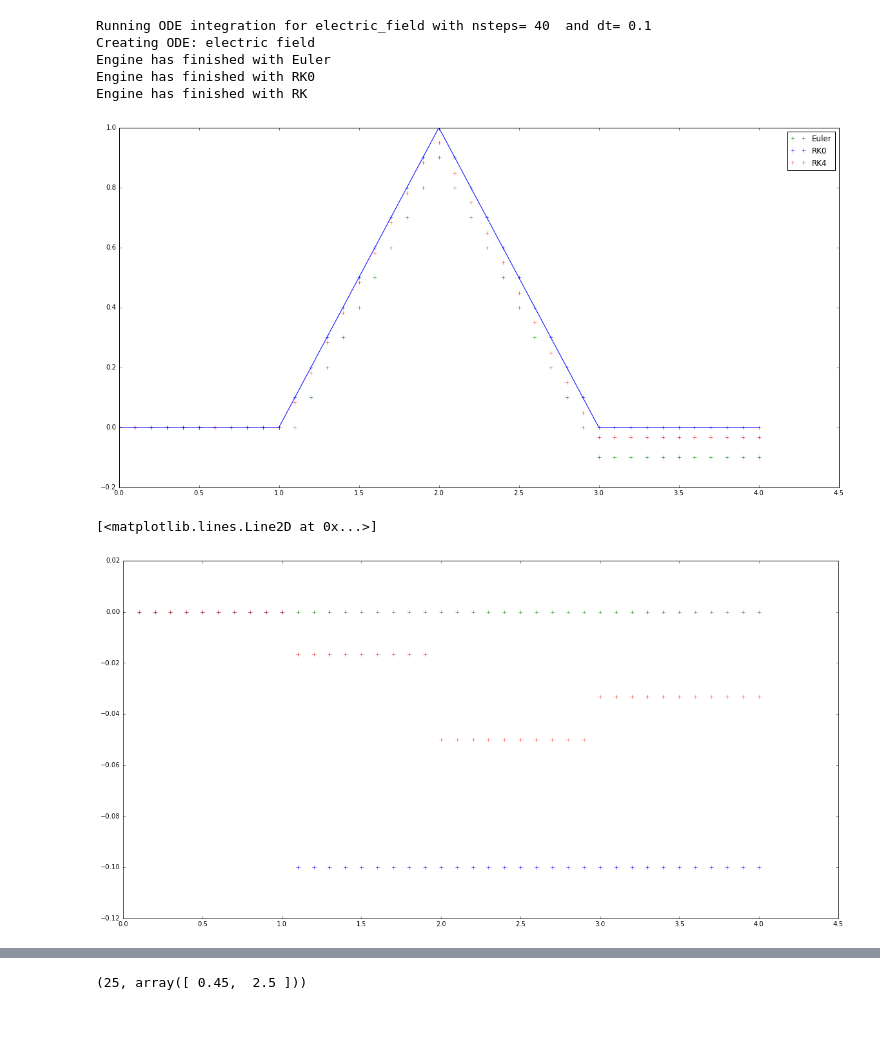
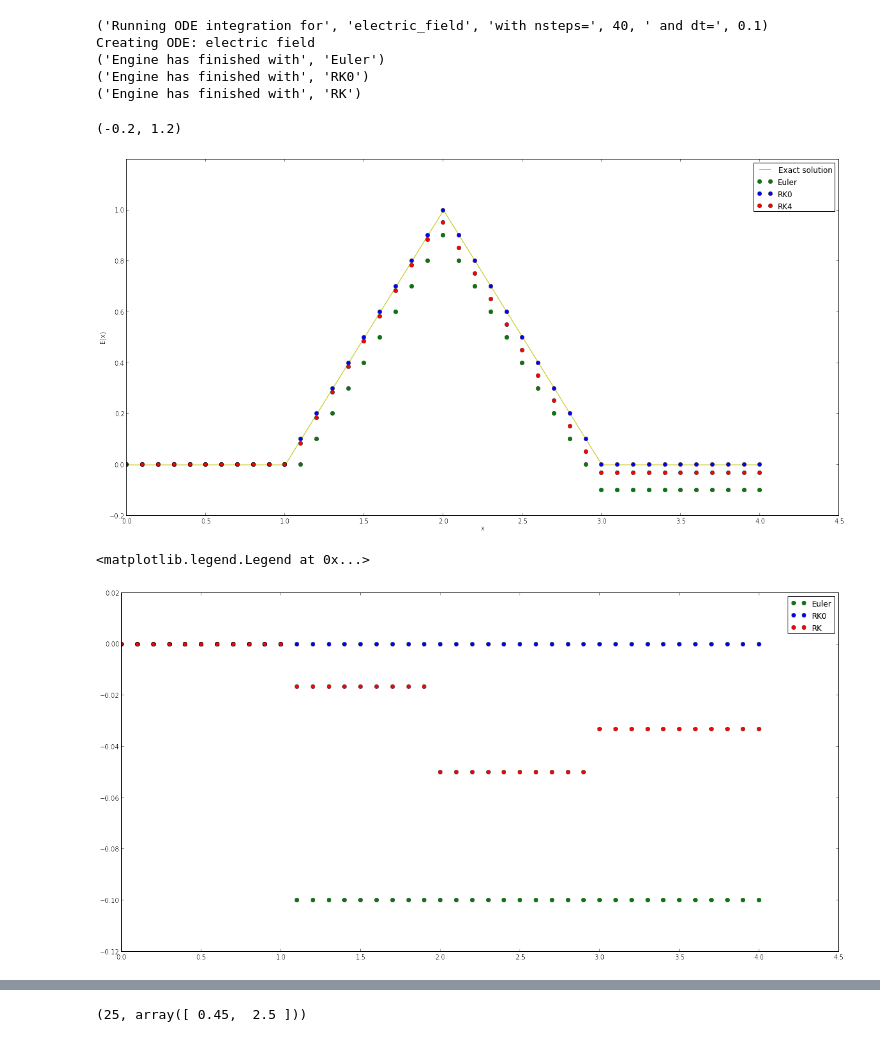
Before and after one commit to calumhrmurray/NumRep, a Jupyter notebook: ode/checkpoint2.ipynb, the cells around one changed output, grey strips where cells are left out. Saved outputs shown, nothing was run; the diff lists cells and outputs as text; code cells hidden in the pictures.

```diff
--- a/ode/checkpoint2.ipynb
+++ b/ode/checkpoint2.ipynb
@@ -137,7 +129,7 @@ class engine:
         print('Engine has finished with',self.title)
         return results
 # %%
-def main(function,nsteps,delta,voltage_method='discrete'):
+def main(function,nsteps,delta,voltage_method='analytic'):
 
     print('Running ODE integration for',function,'with nsteps=',nsteps,' and dt=',delta)
 
@@ -145,6 +137,8 @@ def main(function,nsteps,delta,voltage_method='discrete'):
     if(function=='electric_field'):
         ode = ode_electric_field(1.)
     elif(function=='voltage'):
+        #if method=='discrete':
+            #solve electric field with dt/2 and nsteps*2 and save to calculate voltage
         ode = ode_voltage(method=voltage_method)
     else:
         print('Incorrect function input', function)
@@ -160,35 +154,47 @@ def main(function,nsteps,delta,voltage_method='discrete'):
     rk_step = step_rk()
     rk_engine = engine(ode,rk_step,'RK')
 
+    # get results
     results_euler = euler_engine.go(nsteps,delta)
     results_rk0 = rk0_engine.go(nsteps,delta)
     results_rk = rk_engine.go(nsteps,delta)
+    results_exact = [ode.exact_solution(t) for t in np.arange(0,4.1,0.1)]
+
+    # plot results
+    plt.figure(figsize=(20,10))
+    plt.plot([t for t in np.arange(0,4.1,0.1)],results_exact,'y',label='Exact solution')
+    plt.plot([row[1] for row in results_euler],[row[0] for row in results_euler],'go',label='Euler')
+    plt.plot([row[1] for row in results_rk0],[row[0] for row in results_rk0],'bo',label='RK0')
+    plt.plot([row[1] for row in results_rk],[row[0] for row in results_rk],'ro',label='RK4')
+    plt.legend()
+
+    # exact results with the same dimension as the rest of the results
     results_exact = [ode.exact_solution(row[1]) for row in results_euler]
 
-    plt.figure(figsize=(20,10))
-    plt.plot([row[1] for row in results_euler],[row[0] for row in results_euler],'g+',label='Euler')
-    plt.plot([row[1] for row in results_rk0],[row[0] for row in results_rk0],'b+',label='RK0')
-    plt.plot([row[1] for row in results_rk],[row[0] for row in results_rk],'r+',label='RK4')
-    plt.plot([row[1] for row in results_euler],results_exact)
-    plt.legend()
-
+    # return as numpy arrays - easier to work with
     return np.array(results_euler), np.array(results_rk0), np.array(results_rk), np.array(results_exact)
 # %%
-results_euler, results_rk0, results_rk, results_exact = main('electric_field',40,0.1)
+results_euler, results_rk0, results_rk, results_exact = main('electric_field',40,.1)
 #np.save('/home/calum/Documents/NumRep/ode/results_rk.npy',results_rk)
+#np.save('/home/s1230368/NumRep/ode/results_rk0.npy',results_rk0)
+plt.ylabel('E(x)')
+plt.xlabel('x')
+plt.ylim(-0.2,1.2)
 # %% [output]
-Running ODE integration for electric_field with nsteps= 40  and dt= 0.1
+('Running ODE integration for', 'electric_field', 'with nsteps=', 40, ' and dt=', 0.1)
 Creating ODE: electric field
-Engine has finished with Euler
-Engine has finished with RK0
-Engine has finished with RK
+('Engine has finished with', 'Euler')
+('Engine has finished with', 'RK0')
+('Engine has finished with', 'RK')
+(-0.2, 1.2)
-[figure, old version]
+[figure, new version]
 # %%
 plt.figure(figsize=(20,10))
-plt.plot([row[1] for row in results_euler],[row[0] for row in results_euler]-results_exact, 'b+')
-plt.plot([row[1] for row in results_rk0],[row[0] for row in results_rk0]-results_exact, 'g+')
-plt.plot([row[1] for row in results_rk],[row[0] for row in results_rk]-results_exact, 'r+')
+plt.plot([row[1] for row in results_euler],[row[0] for row in results_euler]-results_exact, 'go',label='Euler')
+plt.plot([row[1] for row in results_rk0],[row[0] for row in results_rk0]-results_exact, 'bo',label='RK0')
+plt.plot([row[1] for row in results_rk],[row[0] for row in results_rk]-results_exact, 'ro',label='RK')
+plt.legend()
 # %% [output]
-[<matplotlib.lines.Line2D at 0x...>]
+<matplotlib.legend.Legend at 0x...>
-[figure, old version]
+[figure, new version]
 # %%
```
Also changed, not shown: parts of 8 cells of this notebook, 5 other files.
